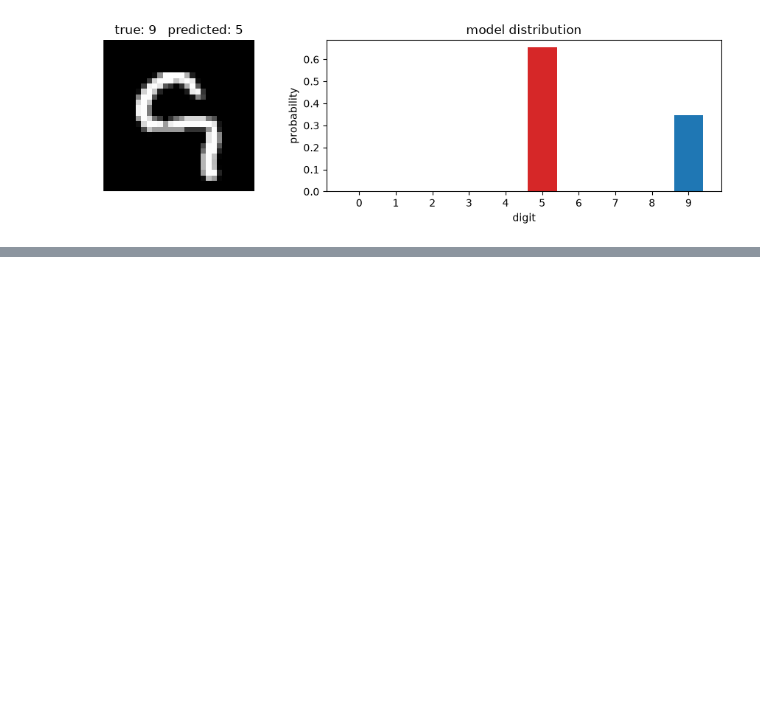
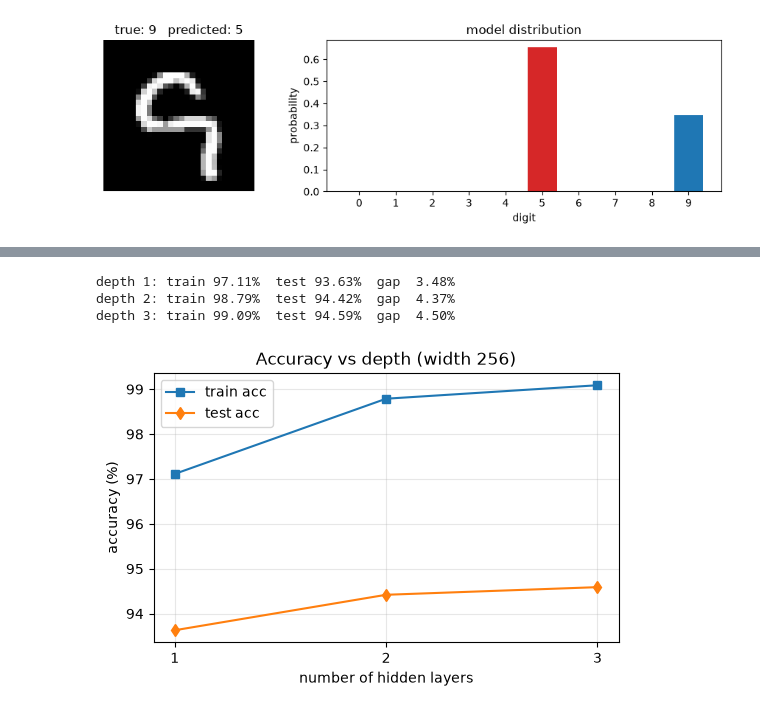
Before and after one commit to Mainak-2006/MNIST-Neural-Network, a Jupyter notebook: notebooks/mnist_from_scratch.ipynb, the cells around one changed output, grey strips where cells are left out. Saved outputs shown, nothing was run; the diff lists cells and outputs as text; code cells hidden in the pictures; blank space fills up the shorter version.

```diff
--- a/notebooks/mnist_from_scratch.ipynb
+++ b/notebooks/mnist_from_scratch.ipynb
@@ -344,0 +390,12 @@ Ideas to extend the model (see the README for more):
+# %%
+run = Namespace(lr=0.05, lr_schedule="none", lr_decay=1.0,
+                lr_step_size=5, lr_final_frac=0.0, epochs=4,
+                batch_size=128, seed=0)
+
+for label, nesterov in (("SGD", False), ("SGD + Nesterov", True)):
+    m = MLP([784, 256, 128, 10], seed=0)
+    opt = make_optimizer("sgd", m.weight_layers, lr=0.05, nesterov=nesterov)
+    _, h = train_model(m, x_train[:6000], y_train[:6000], x_test, y_test,
+                       optimizer=opt, args=run, log=lambda *a: None)
+    print(f"{label:14}: train {h['train_acc'][-1] * 100:5.2f}%  "
+          f"test {h['test_acc'][-1] * 100:5.2f}%")
@@ -344,0 +430,32 @@ Ideas to extend the model (see the README for more):
+# %%
+run = Namespace(lr=1e-3, lr_schedule="none", lr_decay=1.0,
+                lr_step_size=5, lr_final_frac=0.0, epochs=5,
+                batch_size=128, seed=0)
+
+depths, train_acc, test_acc = [], [], []
+for depth in (1, 2, 3):
+    m = MLP([784] + [256] * depth + [10], seed=0)
+    opt = make_optimizer("adam", m.weight_layers, lr=1e-3)
+    _, h = train_model(m, x_train[:8000], y_train[:8000], x_test, y_test,
+                       optimizer=opt, args=run, log=lambda *a: None)
+    depths.append(depth)
+    train_acc.append(h["train_acc"][-1] * 100)
+    test_acc.append(h["test_acc"][-1] * 100)
+    print(f"depth {depth}: train {train_acc[-1]:5.2f}%  test {test_acc[-1]:5.2f}%  "
+          f"gap {train_acc[-1] - test_acc[-1]:5.2f}%")
+
+plt.figure(figsize=(6, 3.5))
+plt.plot(depths, train_acc, "s-", label="train acc")
+plt.plot(depths, test_acc, "d-", label="test acc")
+plt.xticks(depths)
+plt.xlabel("number of hidden layers")
+plt.ylabel("accuracy (%)")
+plt.title("Accuracy vs depth (width 256)")
+plt.legend()
+plt.grid(alpha=0.3)
+plt.show()
+# %% [output]
+depth 1: train 97.11%  test 93.63%  gap  3.48%
+depth 2: train 98.79%  test 94.42%  gap  4.37%
+depth 3: train 99.09%  test 94.59%  gap  4.50%
+[figure, added]
```
Also changed, not shown: parts of 17 cells of this notebook, 9 other files.
